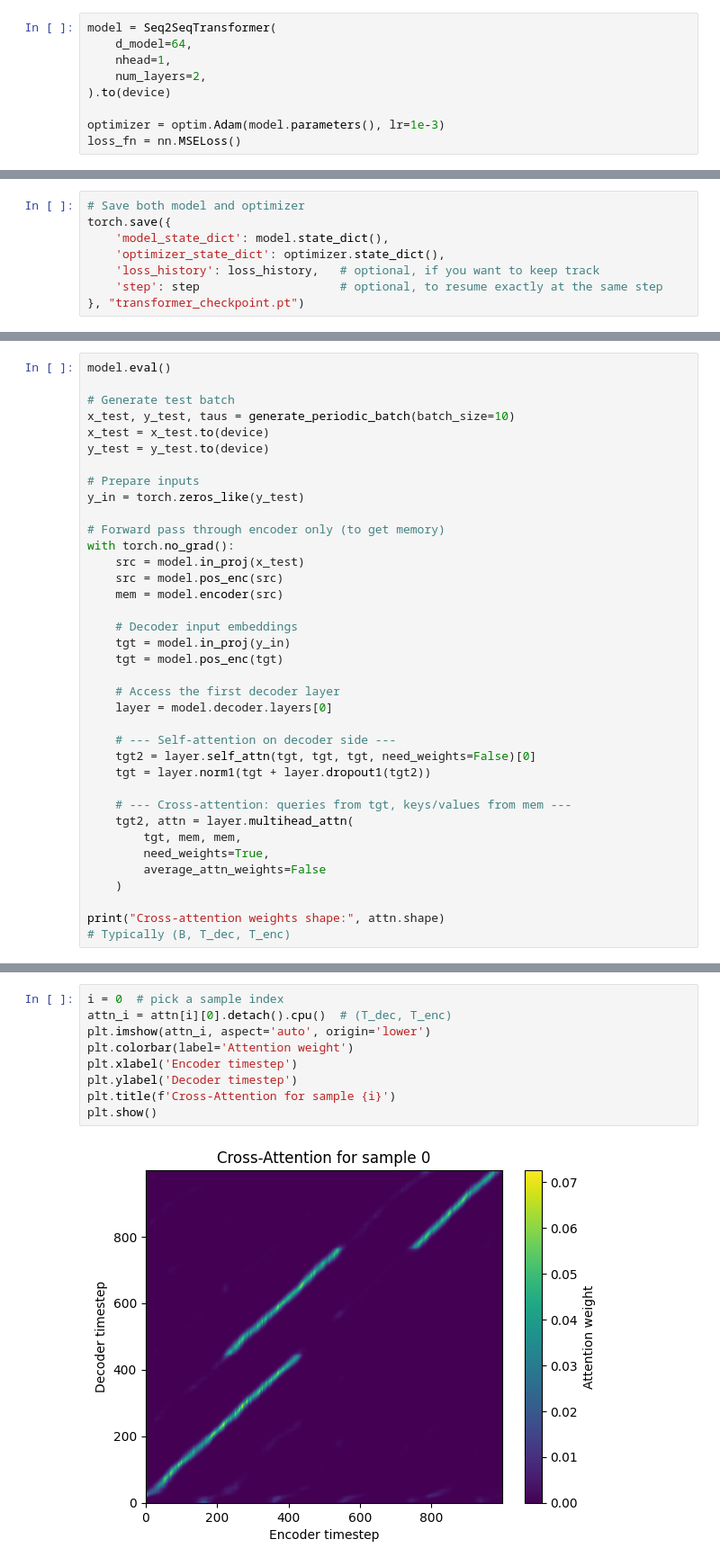
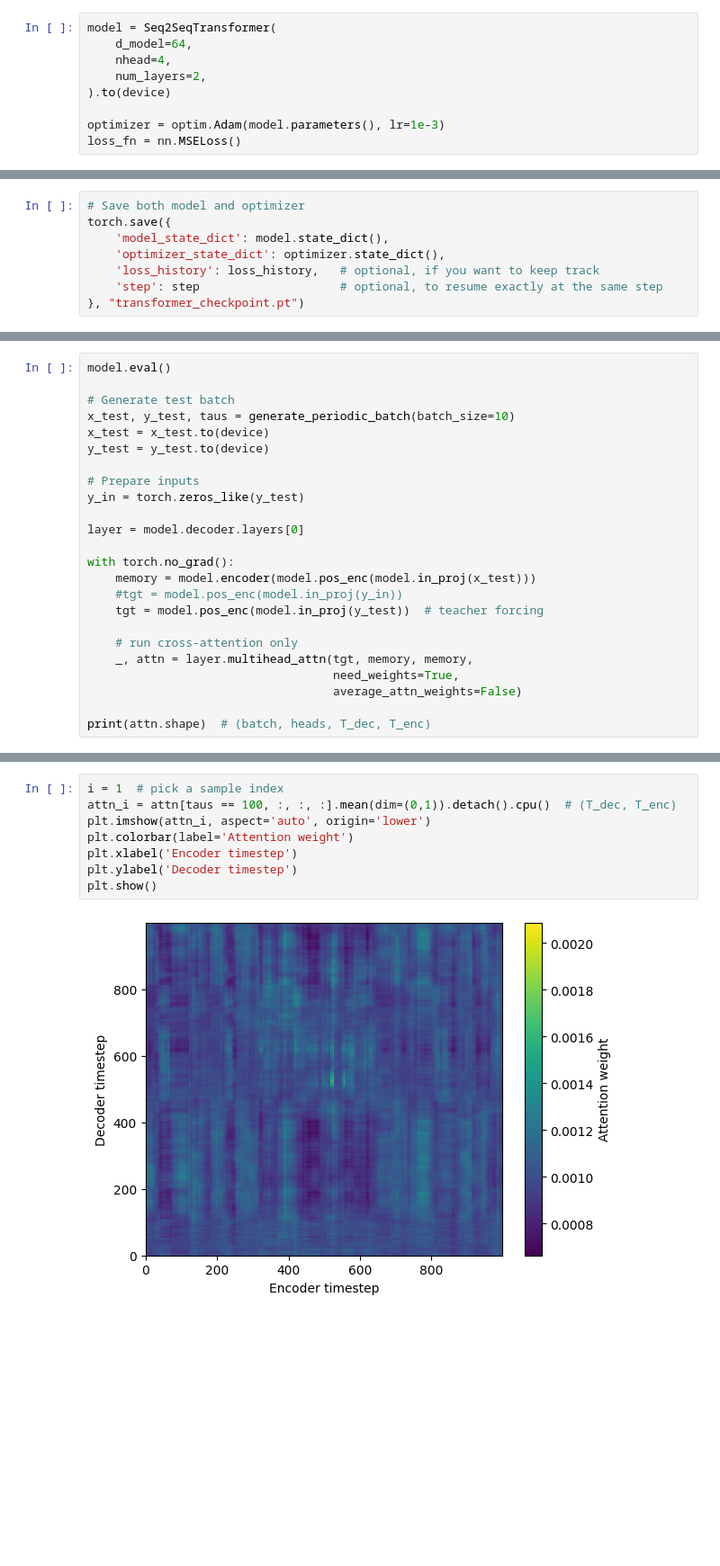
Before and after one commit to briandepasquale/transformer, a Jupyter notebook: Transformer_v3.ipynb, the cells around one changed output, grey strips where cells are left out. Shown: that part at 90% size. Cells and saved outputs as stored; diff of their text form; blank space fills up the shorter version.

```diff
--- a/Transformer_v3.ipynb
+++ b/Transformer_v3.ipynb
@@ -254,7 +158,7 @@ class Seq2SeqTransformer(nn.Module):
 # %%
 model = Seq2SeqTransformer(
     d_model=64,
-    nhead=1,
+    nhead=4,
     num_layers=2,
 ).to(device)
 
@@ -348,30 +253,17 @@ y_test = y_test.to(device)
 # Prepare inputs
 y_in = torch.zeros_like(y_test)
 
-# Forward pass through encoder only (to get memory)
+layer = model.decoder.layers[0]
+
 with torch.no_grad():
-    src = model.in_proj(x_test)
-    src = model.pos_enc(src)
-    mem = model.encoder(src)
+    memory = model.encoder(model.pos_enc(model.in_proj(x_test)))
+    #tgt = model.pos_enc(model.in_proj(y_in))
+    tgt = model.pos_enc(model.in_proj(y_test))  # teacher forcing
 
-    # Decoder input embeddings
-    tgt = model.in_proj(y_in)
-    tgt = model.pos_enc(tgt)
+    # run cross-attention only
+    _, attn = layer.multihead_attn(tgt, memory, memory,
+                                   need_weights=True,
+                                   average_attn_weights=False)
 
-    # Access the first decoder layer
-    layer = model.decoder.layers[0]
-
-    # --- Self-attention on decoder side ---
-    tgt2 = layer.self_attn(tgt, tgt, tgt, need_weights=False)[0]
-    tgt = layer.norm1(tgt + layer.dropout1(tgt2))
-
-    # --- Cross-attention: queries from tgt, keys/values from mem ---
-    tgt2, attn = layer.multihead_attn(
-        tgt, mem, mem,
-        need_weights=True,
-        average_attn_weights=False
-    )
-
-print("Cross-attention weights shape:", attn.shape)
-# Typically (B, T_dec, T_enc)
+print(attn.shape)  # (batch, heads, T_dec, T_enc)
 # %% [output]
@@ -383,11 +271,10 @@ tensor([ 20, 220, 220,  20,  20,  20,  20,  20,  20,  20])
 # %%
-i = 0  # pick a sample index
-attn_i = attn[i][0].detach().cpu()  # (T_dec, T_enc)
+i = 1  # pick a sample index
+attn_i = attn[taus == 100, :, :, :].mean(dim=(0,1)).detach().cpu()  # (T_dec, T_enc)
 plt.imshow(attn_i, aspect='auto', origin='lower')
 plt.colorbar(label='Attention weight')
 plt.xlabel('Encoder timestep')
 plt.ylabel('Decoder timestep')
-plt.title(f'Cross-Attention for sample {i}')
 plt.show()
 # %% [output]
-[figure, old version]
+[figure, new version]
```
Also changed, not shown: parts of 37 cells of this notebook, 2 other files.
